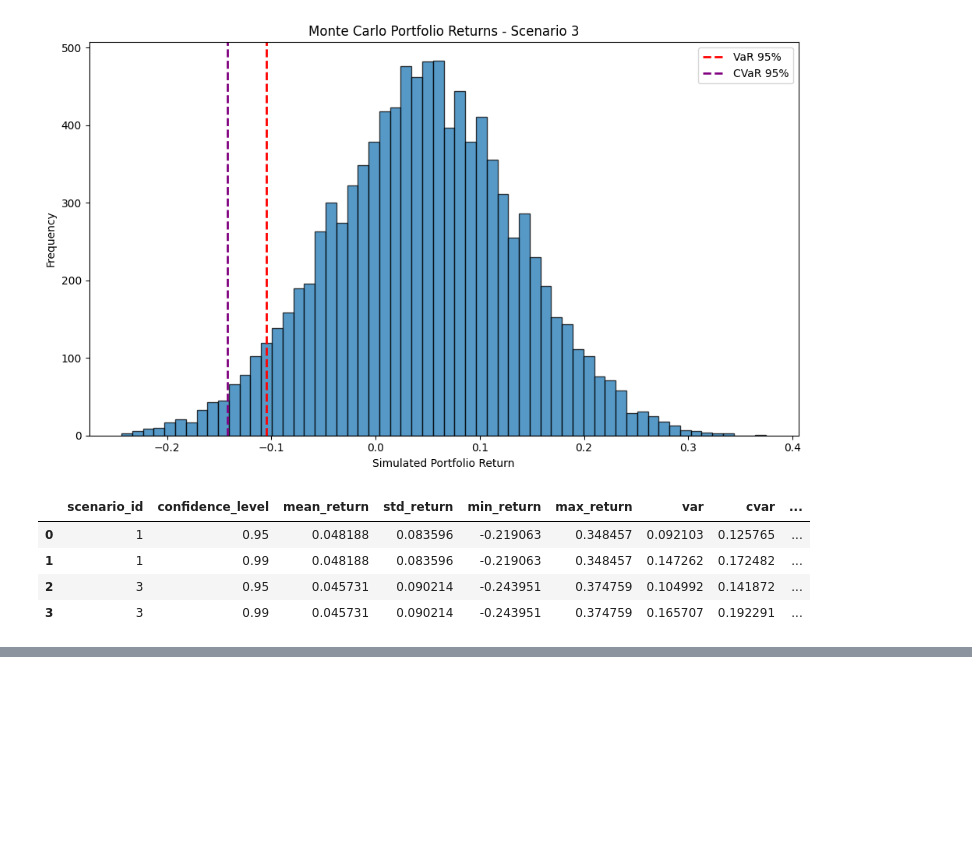
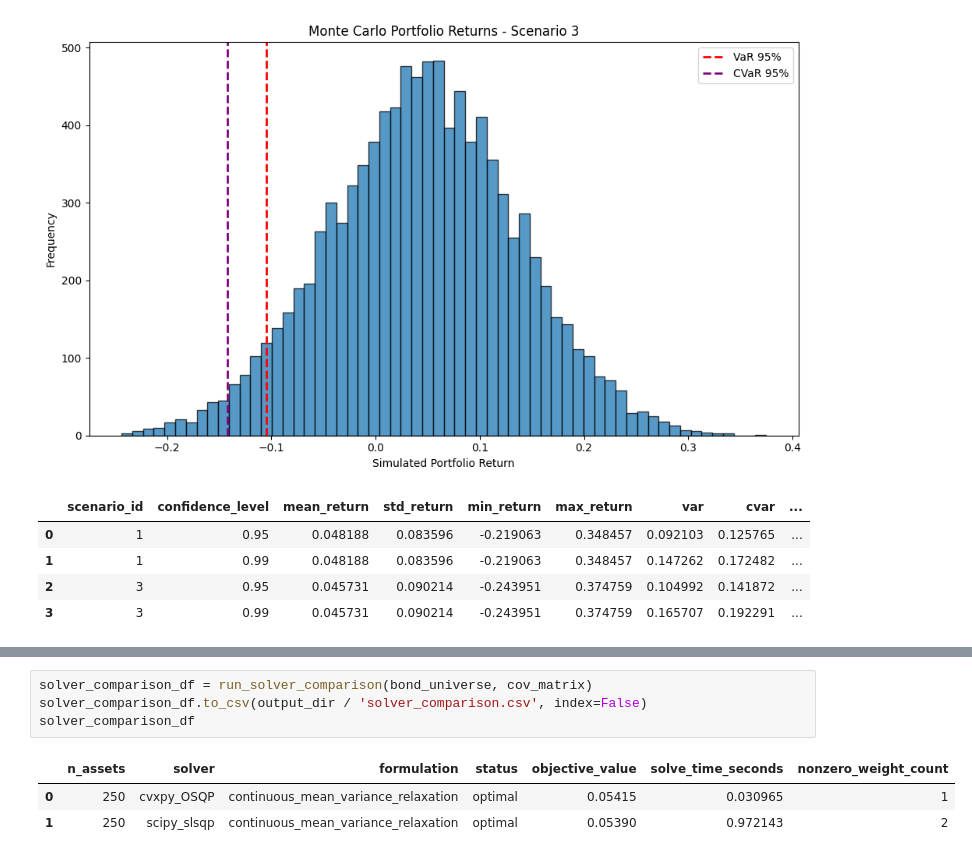
Before and after one commit to tanishqsardana/financial_risk_engine, a Jupyter notebook: notebooks/final_project_pipeline.ipynb, the cells around one changed output, grey strips where cells are left out. Saved outputs shown, nothing was run; the diff lists cells and outputs as text; blank space fills up the shorter version.

```diff
--- a/notebooks/final_project_pipeline.ipynb
+++ b/notebooks/final_project_pipeline.ipynb
@@ -163,0 +205,8 @@ final_summary_df
+# %%
+solver_comparison_df = run_solver_comparison(bond_universe, cov_matrix)
+solver_comparison_df.to_csv(output_dir / 'solver_comparison.csv', index=False)
+solver_comparison_df
+# %% [output]
+|  | n_assets | solver | formulation | status | objective_value | solve_time_seconds | nonzero_weight_count |
+| 0 | 250 | cvxpy_OSQP | continuous_mean_variance_relaxation | optimal | 0.05415 | 0.030965 | 1 |
+| 1 | 250 | scipy_slsqp | continuous_mean_variance_relaxation | optimal | 0.05390 | 0.972143 | 2 |
```
Also changed, not shown: parts of 7 cells of this notebook, 19 other files.
